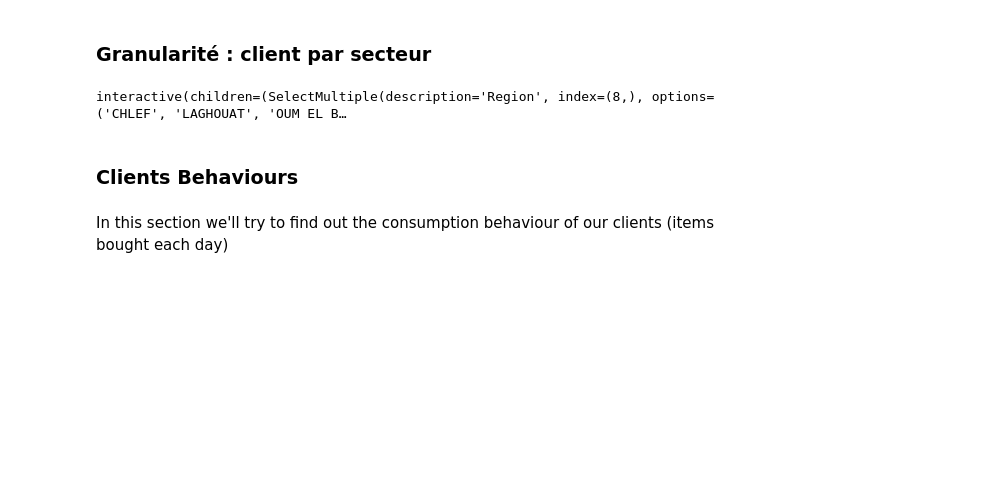
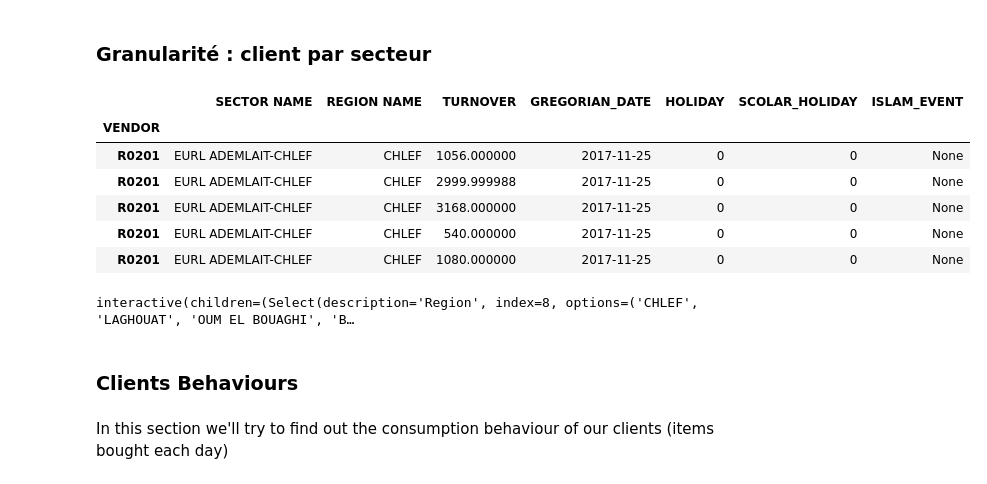
Before and after one commit to IsmailELY/Machine_Learning_for_Forecasting_Sales, a Jupyter notebook: Second_step.ipynb, the cells around one changed output. Cells and saved outputs as stored; diff of their text form; code cells hidden in the pictures; blank space fills up the shorter version.

```diff
--- a/Second_step.ipynb
+++ b/Second_step.ipynb
@@ -557,10 +625,23 @@ def ClientDisp(region,choix):
     fig = px.box(df, x="SECTOR NAME", y=choix, points="all",color = "SECTOR NAME")
     fig = go.Figure(data=fig)
     pyo.iplot(fig)
+# %%
+cols=["REGION NAME","SECTOR NAME","GREGORIAN_DATE","HOLIDAY","SCOLAR_HOLIDAY","ISLAM_EVENT","TURNOVER","VENDOR"]
+types={column : "category" for column in cols[:6]}
+myData3 = pd.read_csv(csv_path+"Updated_Data_2.csv",header=0,engine='c',index_col=[0],usecols=cols,low_memory=False,encoding = 'utf-8',dtype=types)
+myData3.head()
+# %% [output]
+|  | SECTOR NAME | REGION NAME | TURNOVER | GREGORIAN_DATE | HOLIDAY | SCOLAR_HOLIDAY | ISLAM_EVENT |
+| VENDOR |  |  |  |  |  |  |  |
+| R0201 | EURL ADEMLAIT-CHLEF | CHLEF | 1056.000000 | 2017-11-25 | 0 | 0 | None |
+| R0201 | EURL ADEMLAIT-CHLEF | CHLEF | 2999.999988 | 2017-11-25 | 0 | 0 | None |
+| R0201 | EURL ADEMLAIT-CHLEF | CHLEF | 3168.000000 | 2017-11-25 | 0 | 0 | None |
+| R0201 | EURL ADEMLAIT-CHLEF | CHLEF | 540.000000 | 2017-11-25 | 0 | 0 | None |
+| R0201 | EURL ADEMLAIT-CHLEF | CHLEF | 1080.000000 | 2017-11-25 | 0 | 0 | None |
 # %%
-region_name = widgets.SelectMultiple(
+region_name = widgets.Select(
     options=list(sectorDict.keys()),
-    value=["ALGER"],
+    value="ALGER",
     rows=4,
     description='Region',
     disabled=False
@@ -576,7 +657,7 @@ choix = widgets.RadioButtons(
 
 widgets.interactive(ClientDisp,region=region_name,choix=choix)
 # %% [output]
-interactive(children=(SelectMultiple(description='Region', index=(8,), options=('CHLEF', 'LAGHOUAT', 'OUM EL B…
+interactive(children=(Select(description='Region', index=8, options=('CHLEF', 'LAGHOUAT', 'OUM EL BOUAGHI', 'B…
 # %% [markdown]
 ### Clients Behaviours
 # %% [markdown]
```
Also changed, not shown: parts of 16 cells of this notebook, 4 other files.
